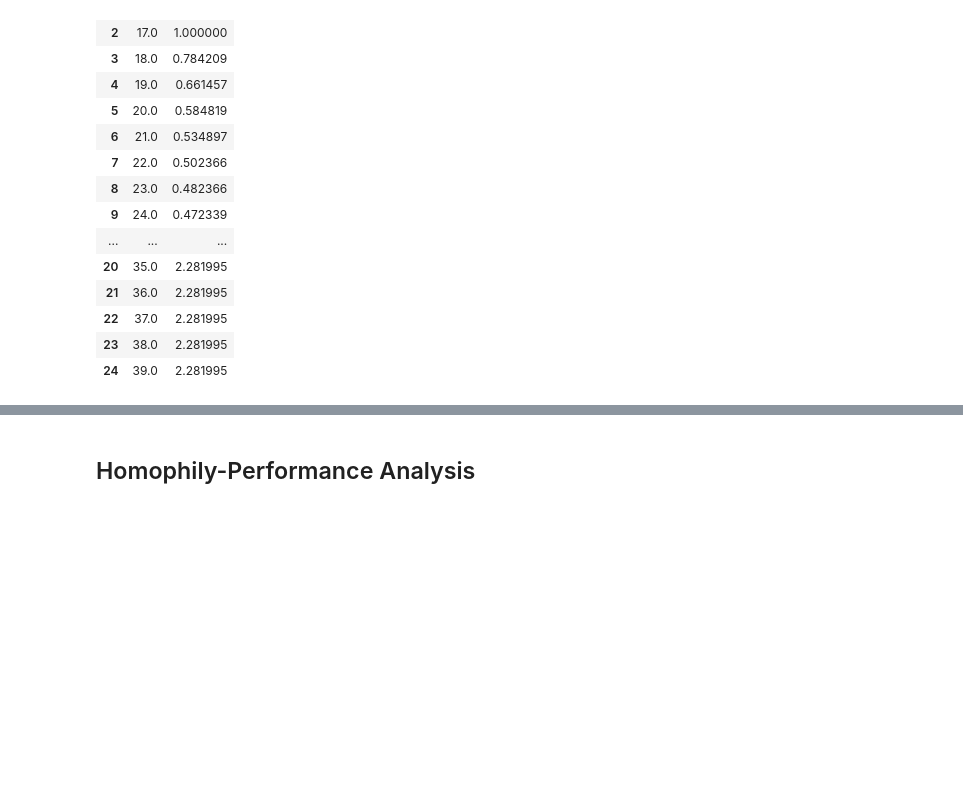
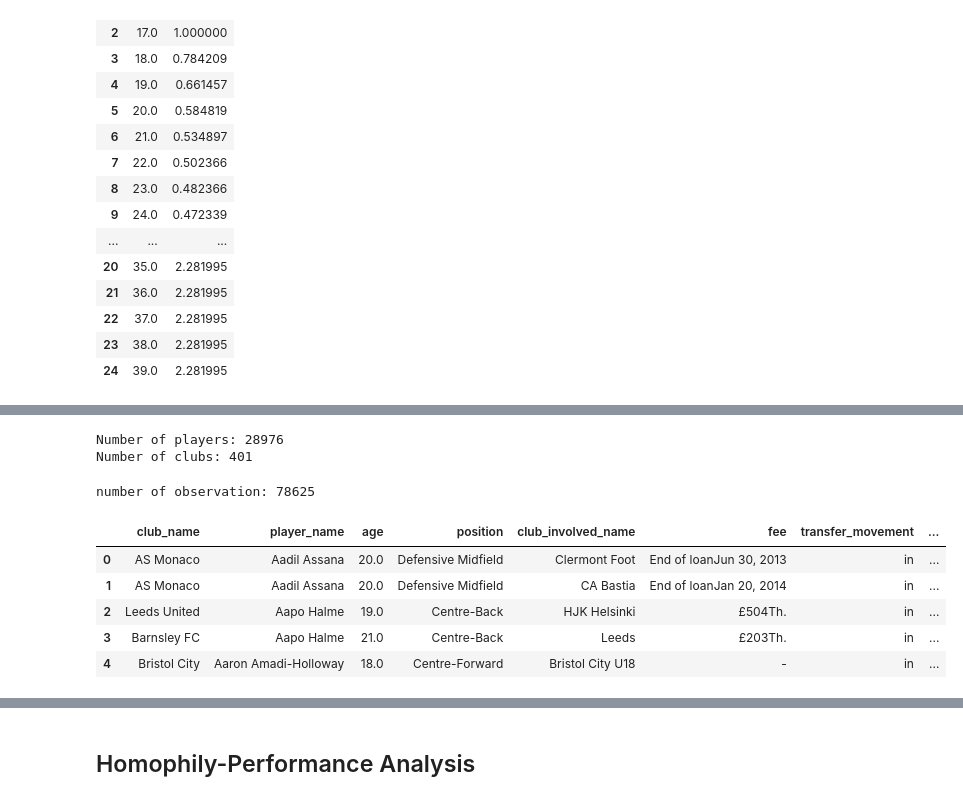
Before and after one commit to willit031794/net-analytics-ftp, a Jupyter notebook: scripts/analysis.ipynb, the cells around one changed output, grey strips where cells are left out. Drawn from its saved outputs; the diff is of its cells as text; code cells hidden in the pictures; blank space fills up the shorter version.

```diff
--- a/scripts/analysis.ipynb
+++ b/scripts/analysis.ipynb
@@ -198,0 +355,8 @@ adj_coef_table
+# %%
+# get player_list
+player_list = list(df['player_name'].unique())
+print(f'Number of players: {len(player_list)}')
+print(f'Number of clubs: {len(df.club_name.unique())}')
+# %% [output]
+Number of players: 28976
+Number of clubs: 401
@@ -198,0 +418,14 @@ adj_coef_table
+# %%
+# table we will use
+df.sort_values(['player_name', 'num_transfer'], inplace = True)
+df.reset_index(drop = True, inplace = True)
+print(f'number of observation: {len(df)}')
+df.head()
+# %% [output]
+number of observation: 78625
+|  | club_name | player_name | age | position | club_involved_name | fee | transfer_movement | ... |
+| 0 | AS Monaco | Aadil Assana | 20.0 | Defensive Midfield | Clermont Foot | End of loanJun 30, 2013 | in | ... |
+| 1 | AS Monaco | Aadil Assana | 20.0 | Defensive Midfield | CA Bastia | End of loanJan 20, 2014 | in | ... |
+| 2 | Leeds United | Aapo Halme | 19.0 | Centre-Back | HJK Helsinki | £504Th. | in | ... |
+| 3 | Barnsley FC | Aapo Halme | 21.0 | Centre-Back | Leeds | £203Th. | in | ... |
+| 4 | Bristol City | Aaron Amadi-Holloway | 18.0 | Centre-Forward | Bristol City U18 | - | in | ... |
```
Also changed, not shown: parts of 60 cells of this notebook, 1 other file.
